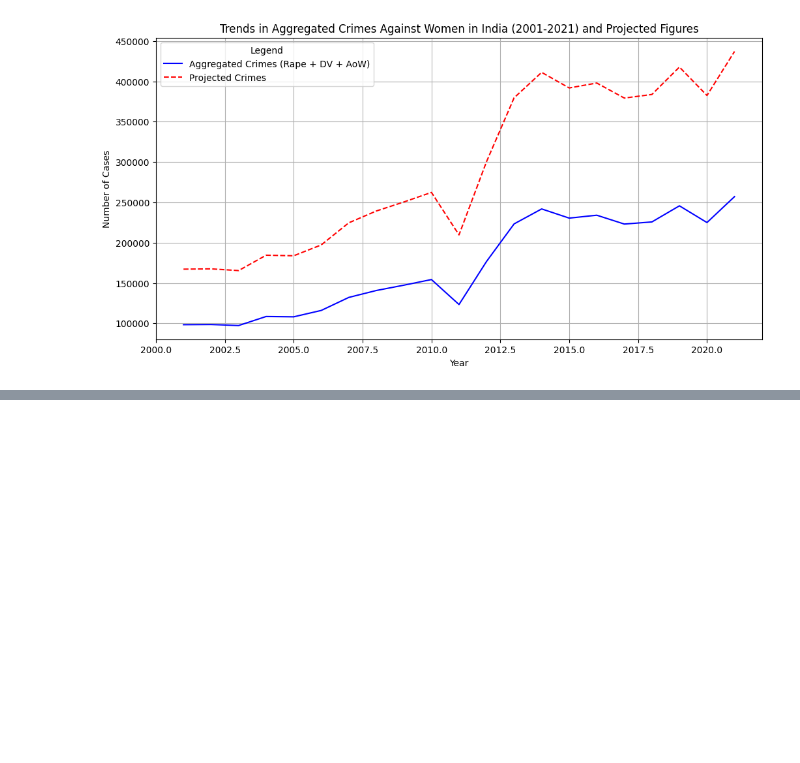
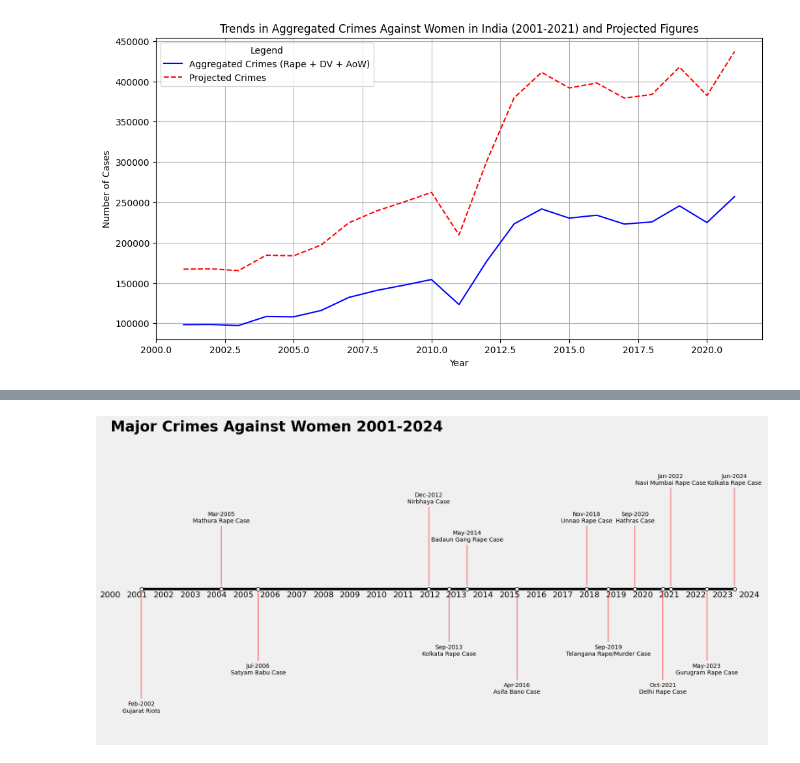
Before and after one commit to Amannpy/Data-Analysis, a Jupyter notebook: crime-against-women-2001-2021.ipynb, the cells around one changed output, grey strips where cells are left out. Saved outputs shown, nothing was run; the diff lists cells and outputs as text; code cells hidden in the pictures; blank space fills up the shorter version.

Commit message:
Kaggle Notebook | Crime Against Women 2001-2021 | Version 3

```diff
--- a/crime-against-women-2001-2021.ipynb
+++ b/crime-against-women-2001-2021.ipynb
@@ -595,0 +657,29 @@ fig.show()
+# %%
+with plt.style.context("fivethirtyeight"):
+
+    fig, ax = plt.subplots(figsize=(18,9))
+
+    ax.plot(df.Date, [0,] * len(df), "-o", color="black", markerfacecolor="white");
+    # Set x-ticks with correct labels
+    years = pd.date_range("2000-01-01", "2024-12-31", freq="Y")
+    ax.set_xticks(years)
+    ax.set_xticklabels([year.strftime('%Y') for year in years])
+
+    ax.set_ylim(-8, 8)
+
+    for idx in range(len(df)):
+        dt, case, level = df["Date"][idx], df["Case"][idx], df["Level"][idx]
+        dt_str = dt.strftime("%b-%Y")
+
+        offset = 0.5 if level > 0 else -0.5  # Slight offset to avoid overlap
+        ax.annotate(dt_str + "\n" + case, xy=(dt, 0.1 if level>0 else -0.1), xytext=(dt,level+offset),
+                   arrowprops=dict(arrowstyle="-", color="red", linewidth=0.8),
+                   ha="center", fontsize=10)
+
+    ax.spines[["left", "top", "right","bottom"]].set_visible(False);
+    ax.spines[["bottom"]].set_position(("axes", 0.5))
+    ax.yaxis.set_visible(False)
+    ax.set_title("Major Crimes Against Women 2001-2024", pad=10, loc="left", fontsize=25, fontweight="bold")
+    ax.grid(False)
+# %% [output]
+[figure, added]
```
Also changed, not shown: parts of 7 cells of this notebook.
